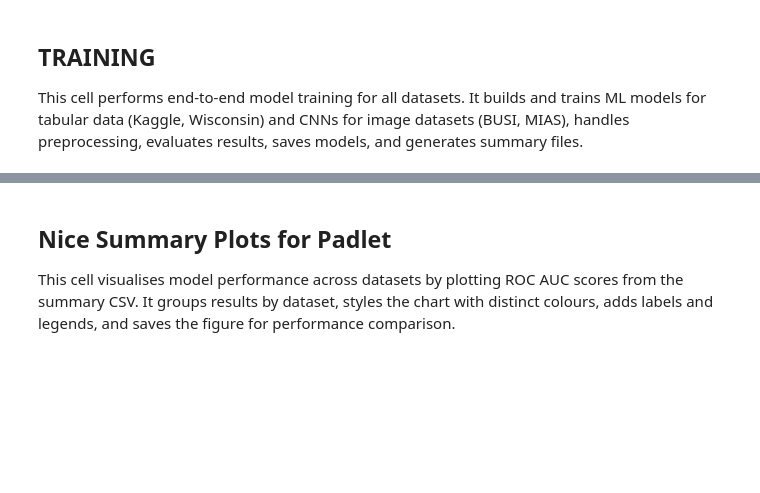
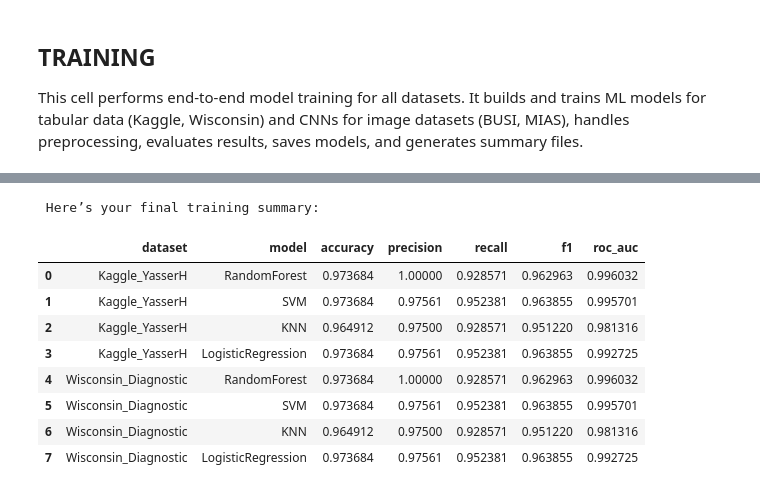
Before and after one commit to nkeseeyo/datasets-nk, a Jupyter notebook: C92550.ipynb, the cells around one changed output, grey strips where cells are left out. Saved outputs shown, nothing was run; the diff lists cells and outputs as text; code cells hidden in the pictures; blank space fills up the shorter version.

```diff
--- a/C92550.ipynb
+++ b/C92550.ipynb
@@ -286,7 +291,7 @@ def ensure_binary(y: pd.Series):
 
 
 # 1. Kaggle Breast Cancer YasserH
-def load_dataset_yasserh(path="dataset/Breast Cancer YasserH/breast-cancer.csv"):
+def load_dataset_yasserh(path="/content/drive/MyDrive/datasets/DATASETSWORK/Code/dataset/Breast Cancer YasserH/breast-cancer.csv):
     df = pd.read_csv(path)
     target_col = None
     for col in ['diagnosis','Class','target','Outcome']:
@@ -795,3 +983,21 @@ No tabular datasets ran successfully. Please check data paths.
-# %% [markdown]
-## Nice Summary Plots for Padlet
-This cell visualises model performance across datasets by plotting ROC AUC scores from the summary CSV. It groups results by dataset, styles the chart with distinct colours, adds labels and legends, and saves the figure for performance comparison.
+# %%
+import pandas as pd
+
+# Load the summary results file
+results_path = "/content/drive/MyDrive/datasets/DATASETSWORK/Code/dataset/results/SUMMARY_TABULAR_RESULTS.csv"
+
+# Read and show the table
+results = pd.read_csv(results_path)
+print(" Here’s your final training summary:\n")
+display(results)  # Shows a nice table in Colab
+# %% [output]
+ Here’s your final training summary:
+|  | dataset | model | accuracy | precision | recall | f1 | roc_auc |
+| 0 | Kaggle_YasserH | RandomForest | 0.973684 | 1.00000 | 0.928571 | 0.962963 | 0.996032 |
+| 1 | Kaggle_YasserH | SVM | 0.973684 | 0.97561 | 0.952381 | 0.963855 | 0.995701 |
+| 2 | Kaggle_YasserH | KNN | 0.964912 | 0.97500 | 0.928571 | 0.951220 | 0.981316 |
+| 3 | Kaggle_YasserH | LogisticRegression | 0.973684 | 0.97561 | 0.952381 | 0.963855 | 0.992725 |
+| 4 | Wisconsin_Diagnostic | RandomForest | 0.973684 | 1.00000 | 0.928571 | 0.962963 | 0.996032 |
+| 5 | Wisconsin_Diagnostic | SVM | 0.973684 | 0.97561 | 0.952381 | 0.963855 | 0.995701 |
+| 6 | Wisconsin_Diagnostic | KNN | 0.964912 | 0.97500 | 0.928571 | 0.951220 | 0.981316 |
+| 7 | Wisconsin_Diagnostic | LogisticRegression | 0.973684 | 0.97561 | 0.952381 | 0.963855 | 0.992725 |
```
Also changed, not shown: parts of 7 cells of this notebook.
